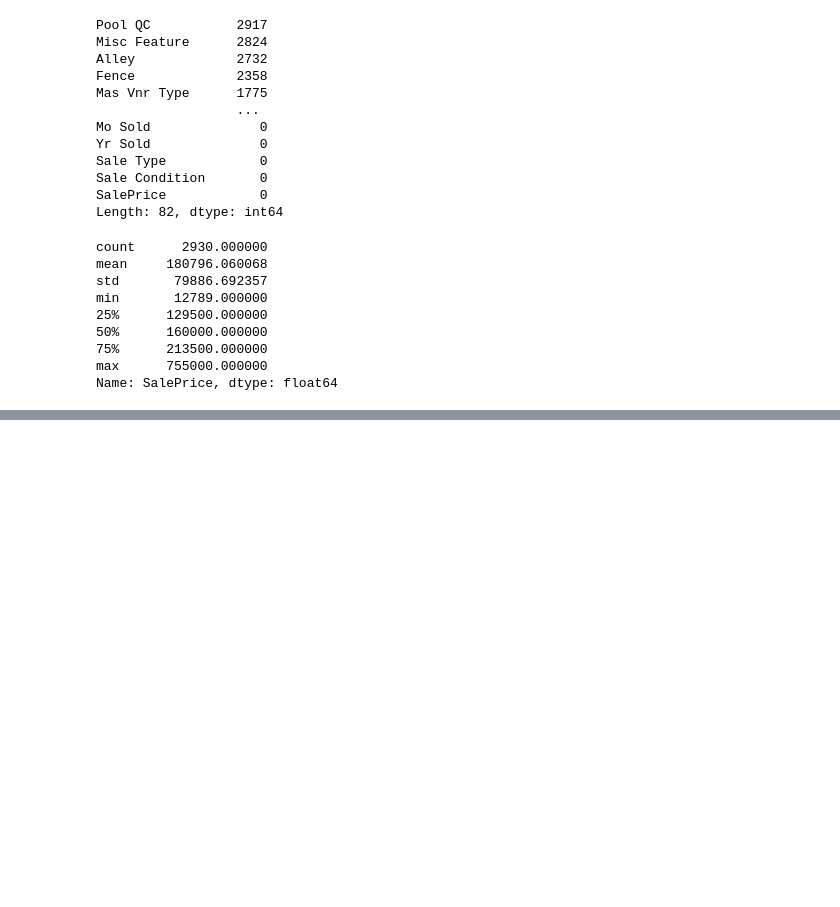
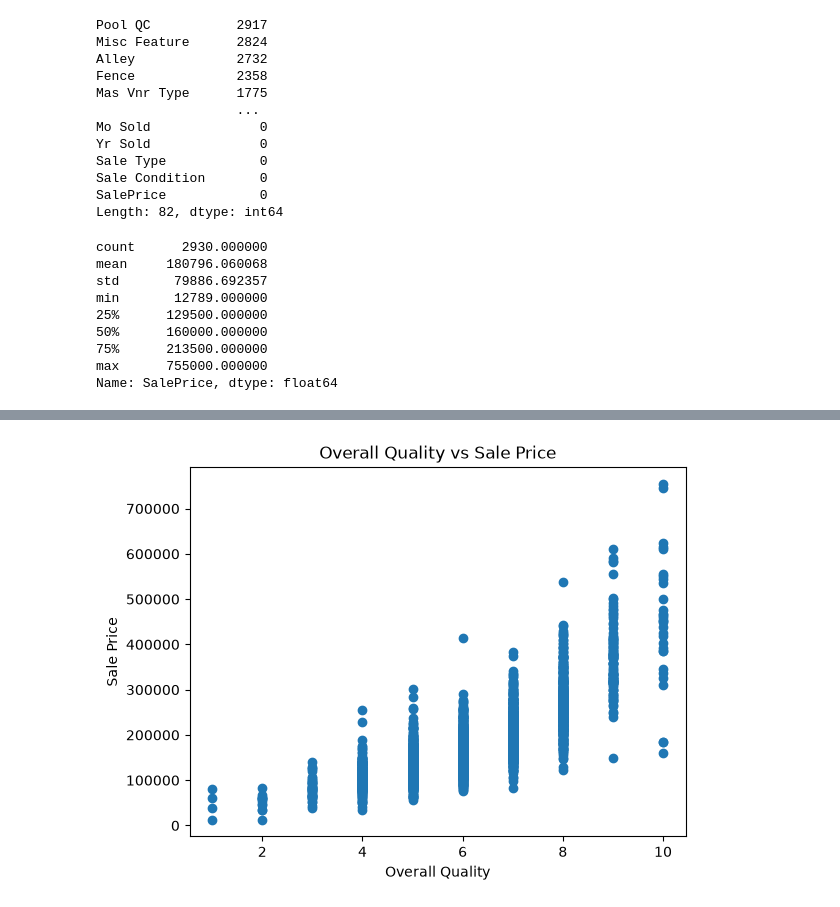
Before and after one commit to romans0506/house-price-prediction, a Jupyter notebook: notebooks/01_eda.ipynb, the cells around one changed output, grey strips where cells are left out. Saved outputs shown, nothing was run; the diff lists cells and outputs as text; code cells hidden in the pictures; blank space fills up the shorter version.

```diff
--- a/notebooks/01_eda.ipynb
+++ b/notebooks/01_eda.ipynb
@@ -109,0 +353,8 @@ plt.show()
+# %%
+plt.scatter(df["Overall Qual"],df["SalePrice"])
+plt.xlabel("Overall Quality")
+plt.ylabel("Sale Price")
+plt.title("Overall Quality vs Sale Price")
+plt.show()
+# %% [output]
+[figure, added]
```
Also changed, not shown: parts of 26 cells of this notebook.
